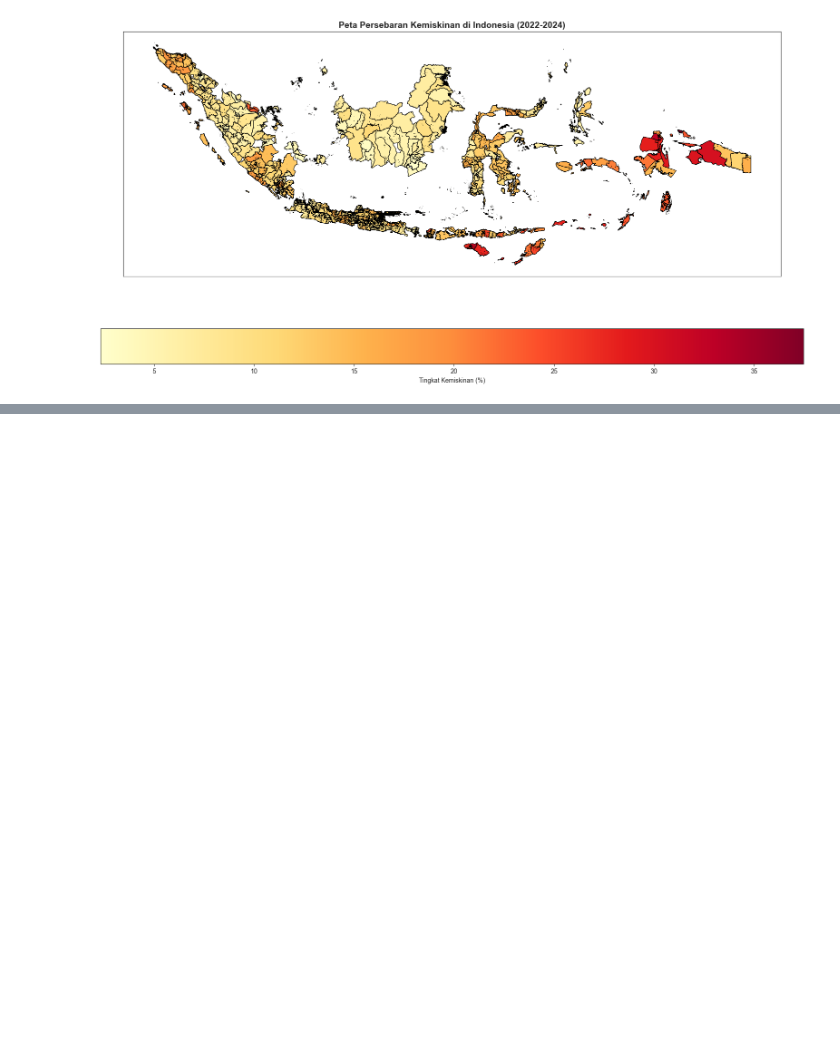
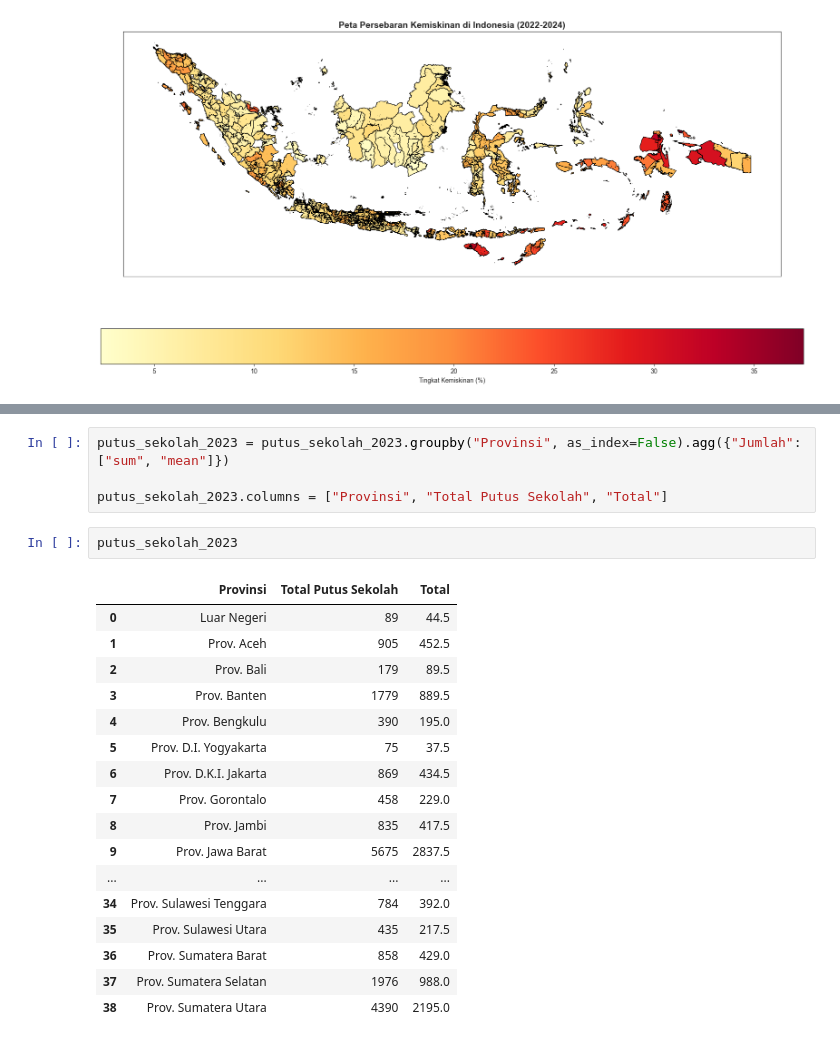
Before and after one commit to Ryanakml/ANALISIS-DAN-VISUALISASI-DATA-KEMISKINAN-INDONESIA-2022-2024, a Jupyter notebook: Persebaran Angka Kemiskinan Indonesia 2024.ipynb, the cells around one changed output, grey strips where cells are left out. Saved outputs shown, nothing was run; the diff lists cells and outputs as text; blank space fills up the shorter version.

```diff
--- a/Persebaran Angka Kemiskinan Indonesia 2024.ipynb
+++ b/Persebaran Angka Kemiskinan Indonesia 2024.ipynb
@@ -208,0 +466,24 @@ plt.show()
+# %%
+putus_sekolah_2023 = putus_sekolah_2023.groupby("Provinsi", as_index=False).agg({"Jumlah": ["sum", "mean"]})
+
+putus_sekolah_2023.columns = ["Provinsi", "Total Putus Sekolah", "Total"]
+# %%
+putus_sekolah_2023
+# %% [output]
+|  | Provinsi | Total Putus Sekolah | Total |
+| 0 | Luar Negeri | 89 | 44.5 |
+| 1 | Prov. Aceh | 905 | 452.5 |
+| 2 | Prov. Bali | 179 | 89.5 |
+| 3 | Prov. Banten | 1779 | 889.5 |
+| 4 | Prov. Bengkulu | 390 | 195.0 |
+| 5 | Prov. D.I. Yogyakarta | 75 | 37.5 |
+| 6 | Prov. D.K.I. Jakarta | 869 | 434.5 |
+| 7 | Prov. Gorontalo | 458 | 229.0 |
+| 8 | Prov. Jambi | 835 | 417.5 |
+| 9 | Prov. Jawa Barat | 5675 | 2837.5 |
+| ... | ... | ... | ... |
+| 34 | Prov. Sulawesi Tenggara | 784 | 392.0 |
+| 35 | Prov. Sulawesi Utara | 435 | 217.5 |
+| 36 | Prov. Sumatera Barat | 858 | 429.0 |
+| 37 | Prov. Sumatera Selatan | 1976 | 988.0 |
+| 38 | Prov. Sumatera Utara | 4390 | 2195.0 |
```
Also changed, not shown: parts of 30 cells of this notebook, 3 other files.
